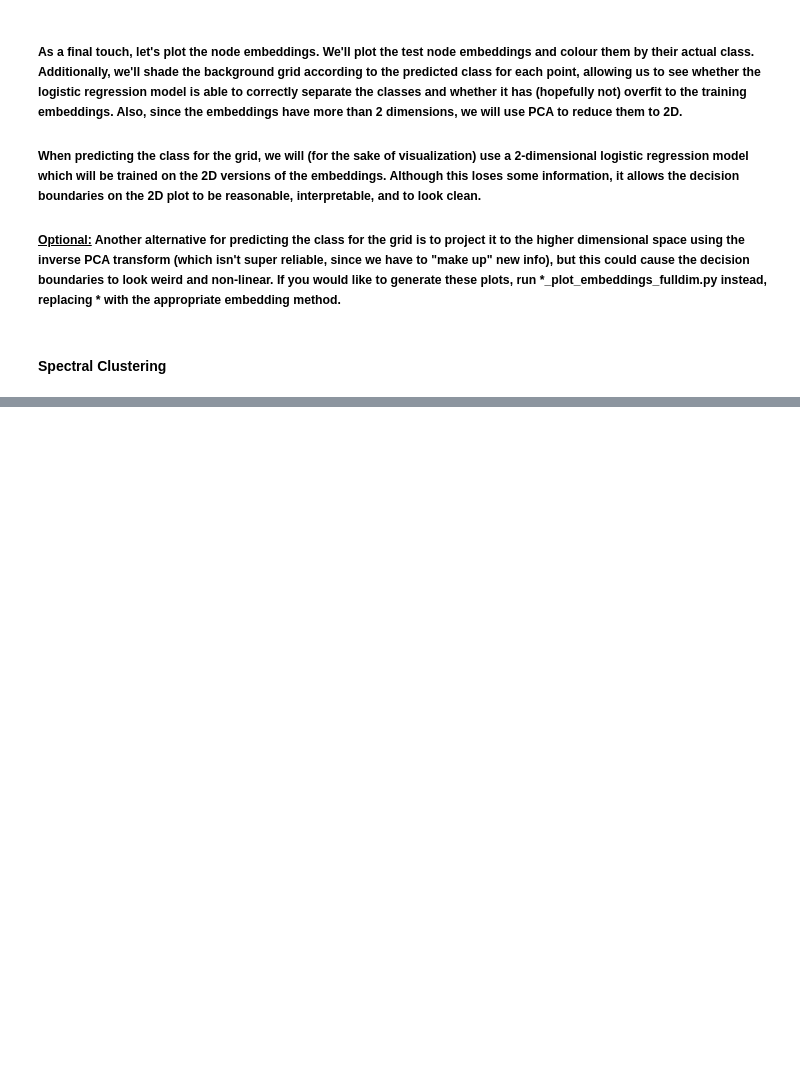
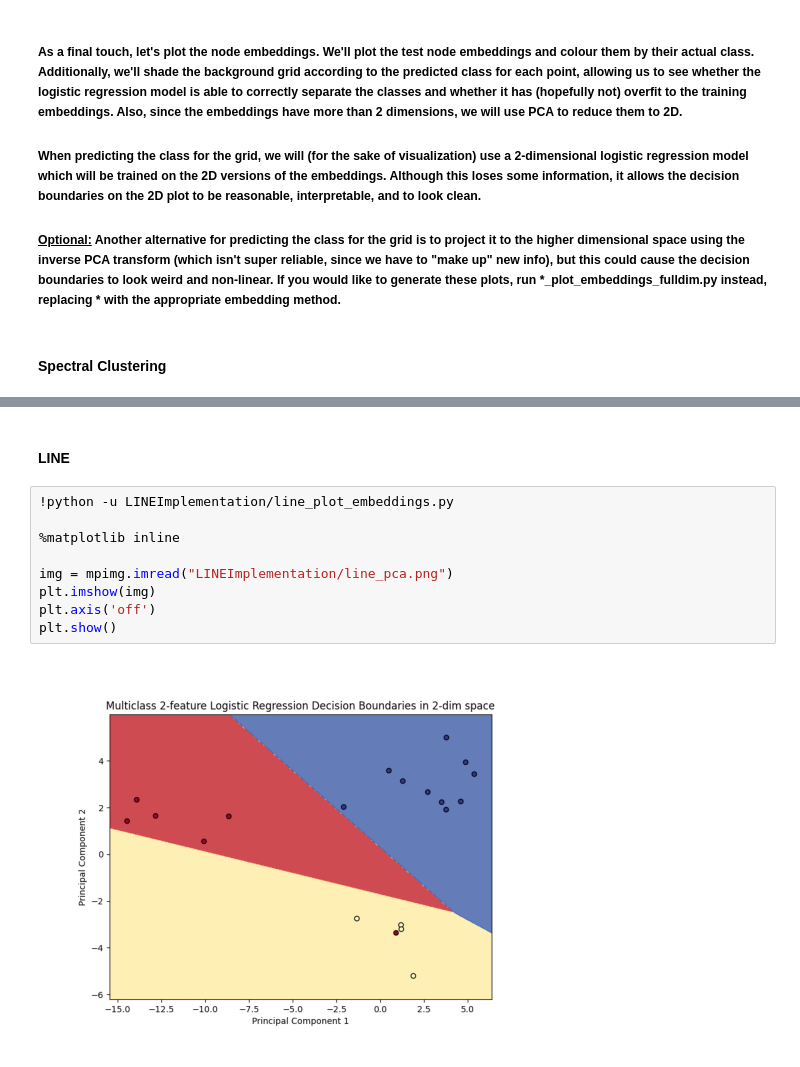
Before and after one commit to matthiaszelleke/NodeEmbeddingMethods, a Jupyter notebook: example_classification.ipynb, the cells around one changed output, grey strips where cells are left out. Drawn from its saved outputs; the diff is of its cells as text; blank space fills up the shorter version.

```diff
--- a/example_classification.ipynb
+++ b/example_classification.ipynb
@@ -322,0 +336,13 @@ plt.show()
+# %% [markdown]
+#### LINE
+# %%
+!python -u LINEImplementation/line_plot_embeddings.py
+
+%matplotlib inline
+
+img = mpimg.imread("LINEImplementation/line_pca.png")
+plt.imshow(img)
+plt.axis('off')
+plt.show()
+# %% [output]
+[figure, added]
```
Also changed, not shown: parts of 12 cells of this notebook, 22 other files.
